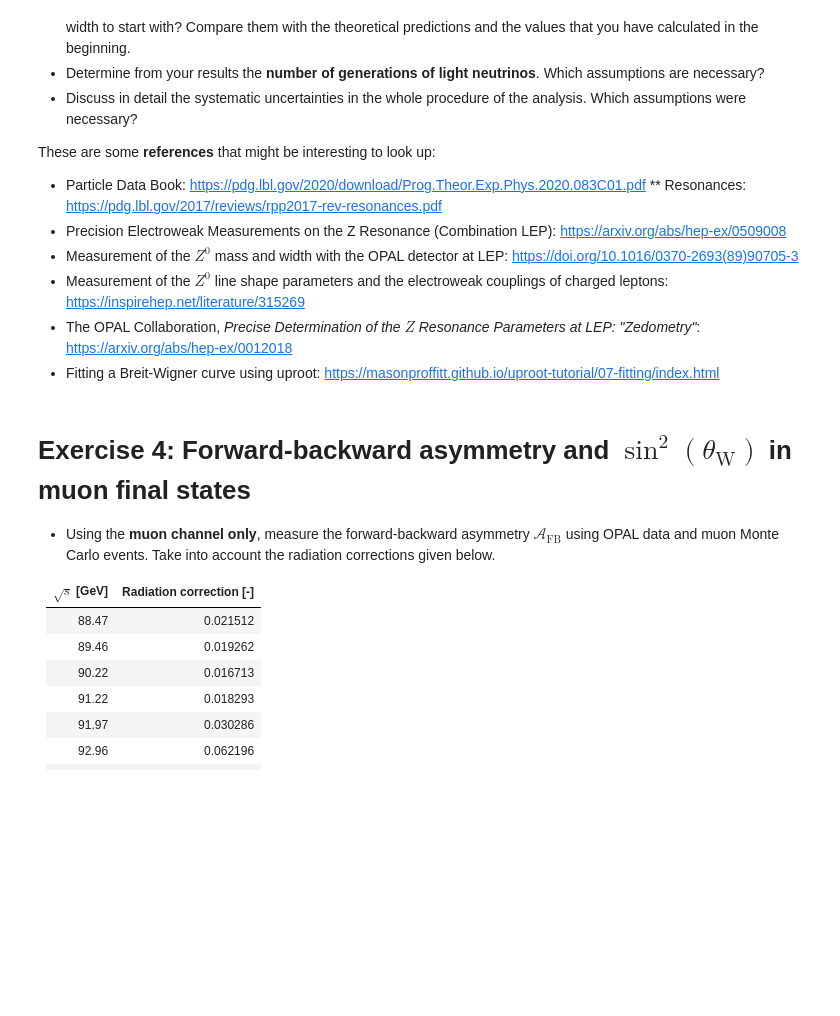
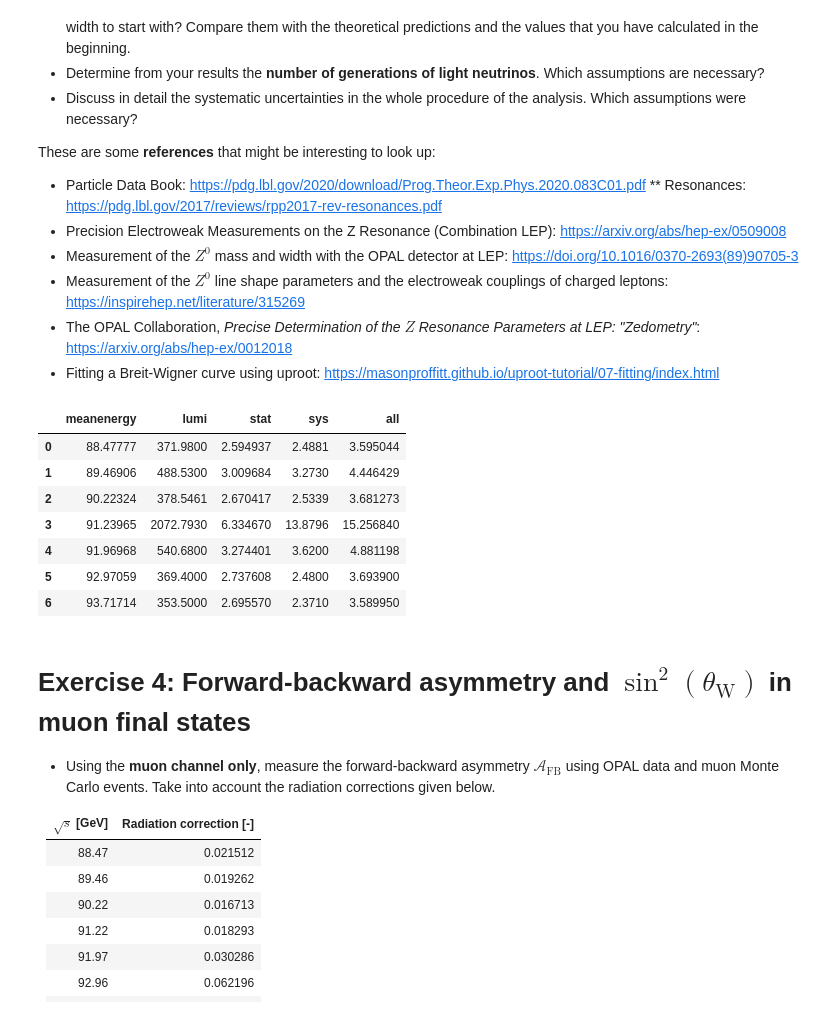
Before and after one commit to robingrether/z0-precisionmeasurement, a Jupyter notebook: z0_experiment.ipynb, the cells around one changed output. Cells and saved outputs as stored; diff of their text form; code cells hidden in the pictures; blank space fills up the shorter version.

Commit message:
read-in of luminosity data

```diff
--- a/z0_experiment.ipynb
+++ b/z0_experiment.ipynb
@@ -416,6 +416,21 @@ These are some **references** that might be interesting to look up:
 xs_corrections = { 'energy' : [ 88.47, 89.46, 90.22, 91.22, 91.97, 92.96, 93.76] ,
                       'hadronic' : [2.0, 4.3, 7.7, 10.8, 4.7, -0.2, -1.6],
                       'leptonic' : [0.09, 0.20, 0.36, 0.52, 0.22, -0.01, -0.08]}
+
+## read csv-file of luminosity data
+file = 'opal_data/lumi_files/daten_2.csv'
+lumi_data = pd.read_csv(file)
+# %%
+lumi_data
+# %% [output]
+|  | meanenergy | lumi | stat | sys | all |
+| 0 | 88.47777 | 371.9800 | 2.594937 | 2.4881 | 3.595044 |
+| 1 | 89.46906 | 488.5300 | 3.009684 | 3.2730 | 4.446429 |
+| 2 | 90.22324 | 378.5461 | 2.670417 | 2.5339 | 3.681273 |
+| 3 | 91.23965 | 2072.7930 | 6.334670 | 13.8796 | 15.256840 |
+| 4 | 91.96968 | 540.6800 | 3.274401 | 3.6200 | 4.881198 |
+| 5 | 92.97059 | 369.4000 | 2.737608 | 2.4800 | 3.693900 |
+| 6 | 93.71714 | 353.5000 | 2.695570 | 2.3710 | 3.589950 |
 # %% [markdown]
 # Exercise 4: Forward-backward asymmetry and $\sin^2(\theta_\text{W})$ in muon final states
 
```
